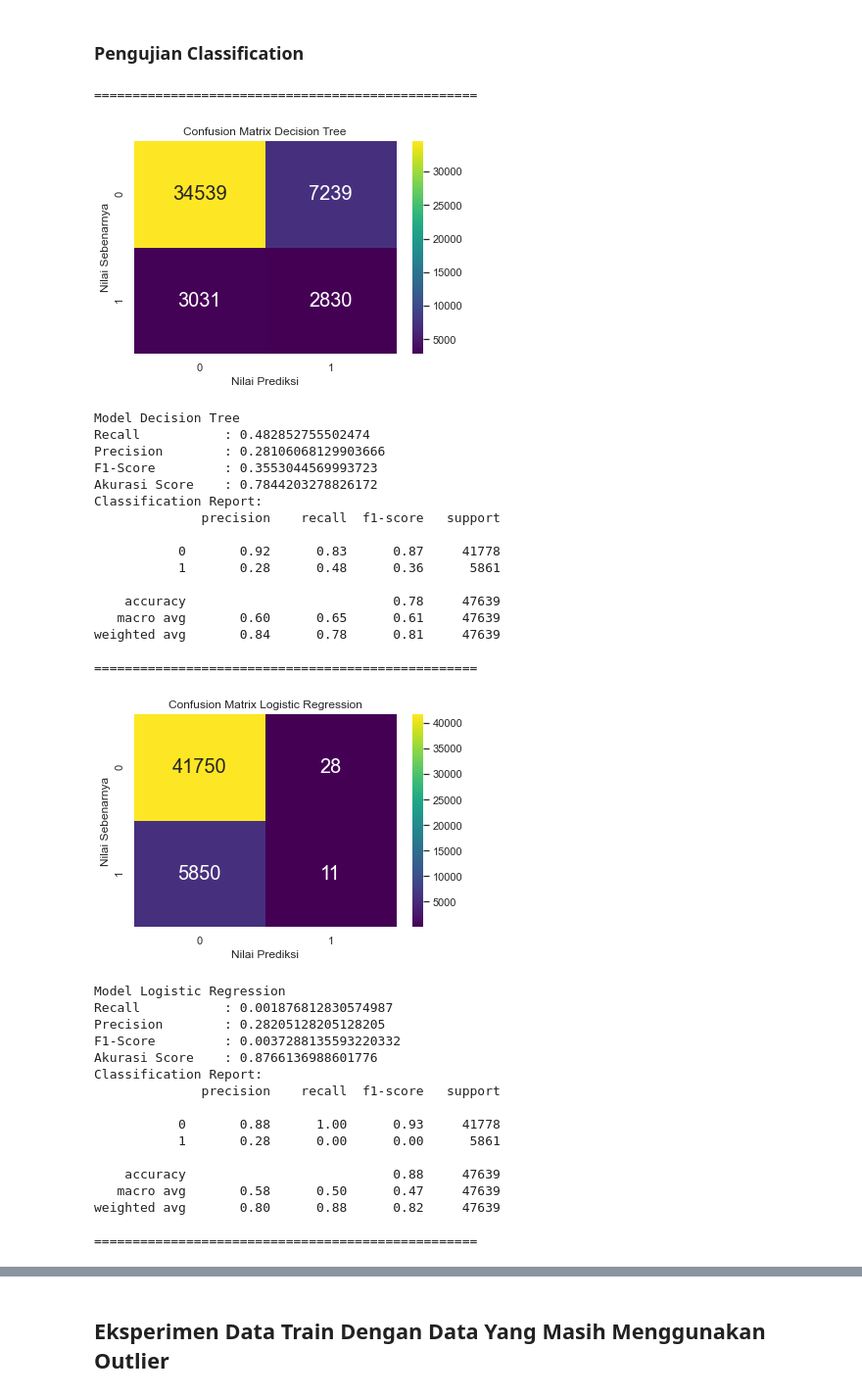
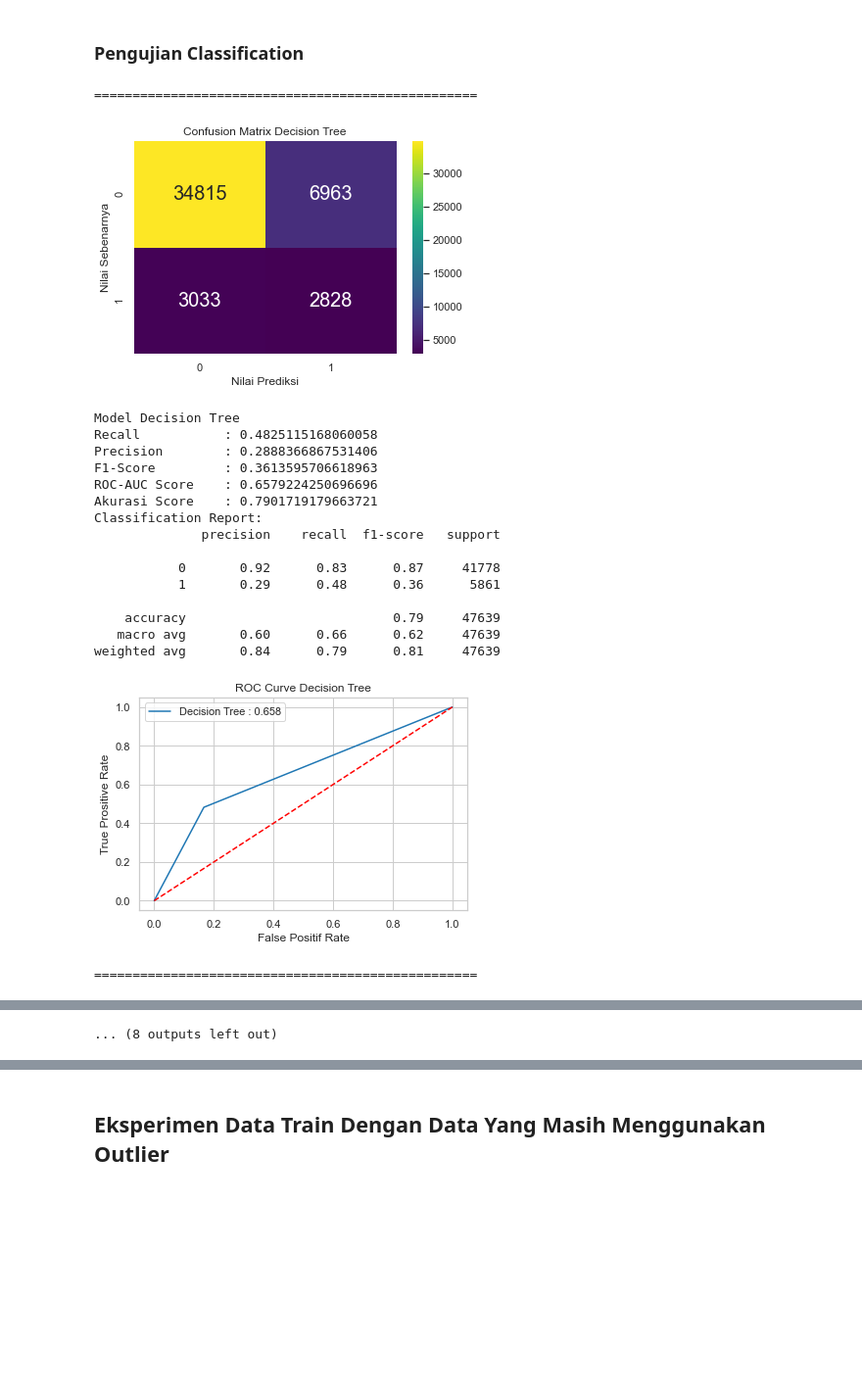
Before and after one commit to s17Happiness/Classification_Tubes, a Jupyter notebook: Classification.ipynb, the cells around one changed output, grey strips where cells are left out. Shown at 98% size. Saved outputs shown, nothing was run; the diff lists cells and outputs as text; code cells hidden in the pictures; blank space fills up the shorter version.

```diff
--- a/Classification.ipynb
+++ b/Classification.ipynb
@@ -113,10 +114,13 @@ model_name = [
 ]
 # %%
 def result_detail(model, model_name):
+    #Training Data
     model.fit(x_train,y_train)
+    # Predict Data
     predict_result = model.predict(x_test)
     print('='*50)
     # Membuat Confusion matrix untuk melihat bagaimana prediksinya
+    plt.figure()
     matrix = confusion_matrix(y_test,predict_result)
     sns.heatmap(data=matrix,cmap='viridis',annot=True,fmt='.0f',annot_kws={'size':20})
 
@@ -129,52 +133,54 @@ def result_detail(model, model_name):
     precision = precision_score(y_test,predict_result)# Melakukan Pencarian Nilai Precision
     f1Score = f1_score(y_test,predict_result)# Melakukan Pencarian Nilai f1 score
     acc = accuracy_score(y_test,predict_result)# Melakukan Pencarian Akurasi
+    rocAuc = roc_auc_score(y_test,predict_result)# Melakukan Pencarian Skor roc auc
     print(f'Model {model_name}')
     print(f'Recall\t\t : {recal}')
     print(f'Precision\t : {precision}')
     print(f'F1-Score\t : {f1Score}')
+    print(f'ROC-AUC Score\t : {rocAuc}')
     print(f'Akurasi Score\t : {acc}')
     print('Classification Report: ')
     print(classification_report(y_test,predict_result)) # Library Untuk Memperlihatkan semua info baik akurasi,f1 score, dll
-    return model_name, recal, precision, f1Score, acc
+    return model_name, recal, precision, f1Score, acc, rocAuc
+# %%
+#Mencari curve roc
+def curve_roc(model):
+    fpr,tpr,_ = roc_curve(y_test,model.predict_proba(x_test)[:,1])
+    return fpr,tpr
+#Visualisasi curve roc
+def visual_ROC(model,name,rocAuc):
+    plt.title(f'ROC Curve {name}')
+    fpr,tpr = (curve_roc(model))
+    plt.plot(fpr,tpr, label=f'{name} : {round(rocAuc,3)}')
+    plt.legend(loc='best')
+    plt.plot([0,1],[0,1],'r--')
+    plt.ylabel('True Prositive Rate')
+    plt.xlabel('False Positif Rate')
+    plt.show()
 # %%
 model_info = []
 for model, i in zip(model_lib,model_name):
-    name, recal, precision, f1Score, acc = result_detail(model,i)
-    model_info.append([name,recal, precision, f1Score, acc]) # Ini semua info yang nanti akan ditapilkan kedalam dataframe untuk setiap model
+    name, recal, precision, f1Score, akurasi,rocAuc = result_detail(model,i)
+    visual_ROC(model,i,rocAuc)
+    model_info.append([name,recal, precision, f1Score, akurasi, rocAuc]) # Ini semua info yang nanti akan ditapilkan kedalam dataframe untuk setiap model
 # %% [output]
 ==================================================
-[figure, old version]
+[figure, new version]
 Model Decision Tree
-Recall           : 0.482852755502474
-Precision        : 0.28106068129903666
-F1-Score         : 0.3553044569993723
-Akurasi Score    : 0.7844203278826172
+Recall           : 0.4825115168060058
+Precision        : 0.2888366867531406
+F1-Score         : 0.3613595706618963
+ROC-AUC Score    : 0.6579224250696696
+Akurasi Score    : 0.7901719179663721
 Classification Report:
               precision    recall  f1-score   support
 
            0       0.92      0.83      0.87     41778
-           1       0.28      0.48      0.36      5861
+           1       0.29      0.48      0.36      5861
 
-    accuracy                           0.78     47639
-   macro avg       0.60      0.65      0.61     47639
-weighted avg       0.84      0.78      0.81     47639
-
-==================================================
+    accuracy                           0.79     47639
+   macro avg       0.60      0.66      0.62     47639
+weighted avg       0.84      0.79      0.81     47639
-[figure, old version]
+[figure, new version]
-Model Logistic Regression
-Recall           : 0.001876812830574987
-Precision        : 0.28205128205128205
-F1-Score         : 0.0037288135593220332
-Akurasi Score    : 0.8766136988601776
-Classification Report:
-              precision    recall  f1-score   support
-
-           0       0.88      1.00      0.93     41778
-           1       0.28      0.00      0.00      5861
-
-    accuracy                           0.88     47639
-   macro avg       0.58      0.50      0.47     47639
-weighted avg       0.80      0.88      0.82     47639
-
 ==================================================
@@ -230,2 +222,3 @@ weighted avg       0.90      0.68      0.74     47639
+... (8 outputs left out)
 # %%
 # Hasil info sebelumnya dimasukan kedalam data frame
```
Also changed, not shown: parts of 9 cells of this notebook, 1 other file.
